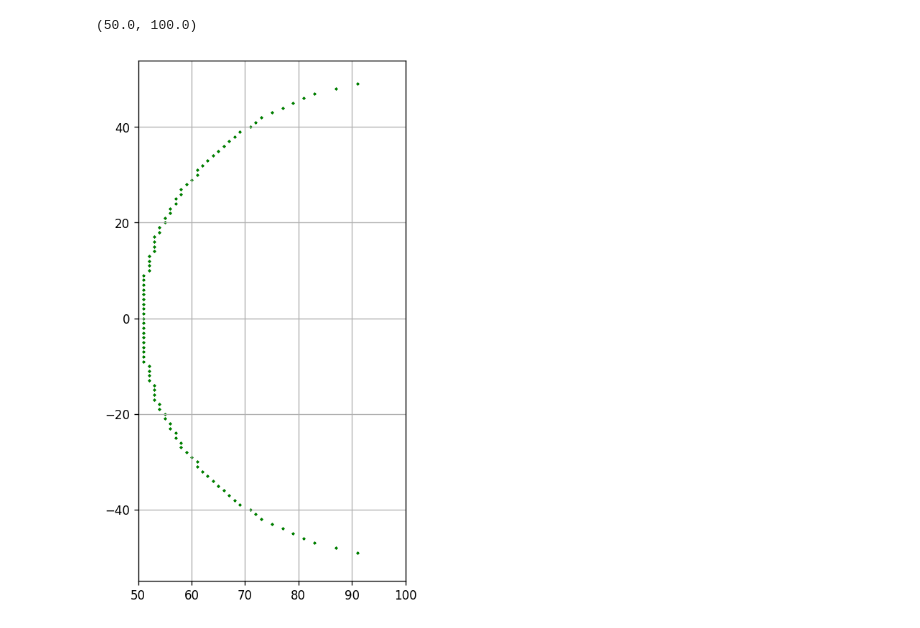
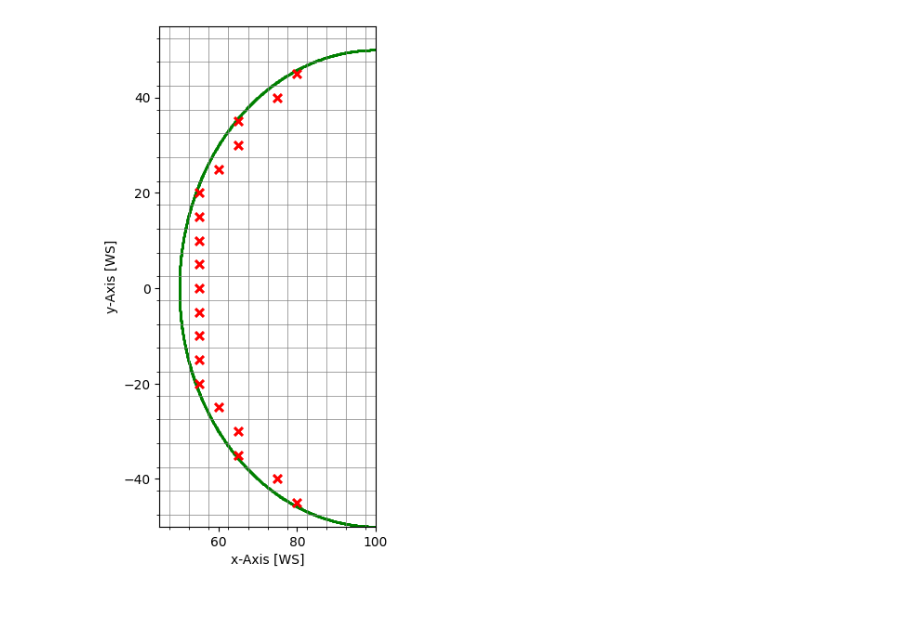
Before and after one commit to hitimr/Master-Thesis, a Jupyter notebook: src/experiments/precision/analysis.ipynb, the cells around one changed output. Cells and saved outputs as stored; diff of their text form; code cells hidden in the pictures.

Commit message:
more report stuff

```diff
--- a/src/experiments/precision/analysis.ipynb
+++ b/src/experiments/precision/analysis.ipynb
@@ -42,8 +22,23 @@ plt.ylabel("")
-# %%
-plt.figure(figsize=(4,8), dpi=120)
-plt.scatter(x=df["time:1000:<float>"], y=df["intersect_y:1000:<float>"], s=1, c='green')
-plt.grid()
-plt.xlim(50,100)
-# %% [output]
-(50.0, 100.0)
-[figure, removed]
+# %%
+fig, ax = plt.subplots()
+fig.set_size_inches(3, 7)
+
+ax.scatter(x=df["gt_intersect_x:1000:<float>"], y=df["gt_intersect_y:1000:<float>"], s=5 , c='green', label="value", marker=".")
+ax.scatter(x=df["intersect_x:1000:<float>"], y=df["intersect_y:1000:<float>"], c='red', label="value", marker="x")
+
+voxel_size = 5
+voxel_ticks = np.arange(-100 -voxel_size/2, 100 + voxel_size/2, 5)
+ax.set_xticks(voxel_ticks, minor=True)
+ax.set_yticks(voxel_ticks, minor=True)
+ax.grid(which="minor", linestyle="-", linewidth=0.5, color="grey")
+
+ax.set_xlim(45, 100)
+ax.set_ylim(-50,55)
+
+plt.xlabel("x-Axis [WS]")
+plt.ylabel("y-Axis [WS]")
+
+plt.savefig("../../../doc/STCE_Report/res/intersection.pdf", bbox_inches = "tight")
+fig.show()
+# %% [output]
+[figure, added]
```
Also changed, not shown: parts of 6 cells of this notebook, 20 other files.
